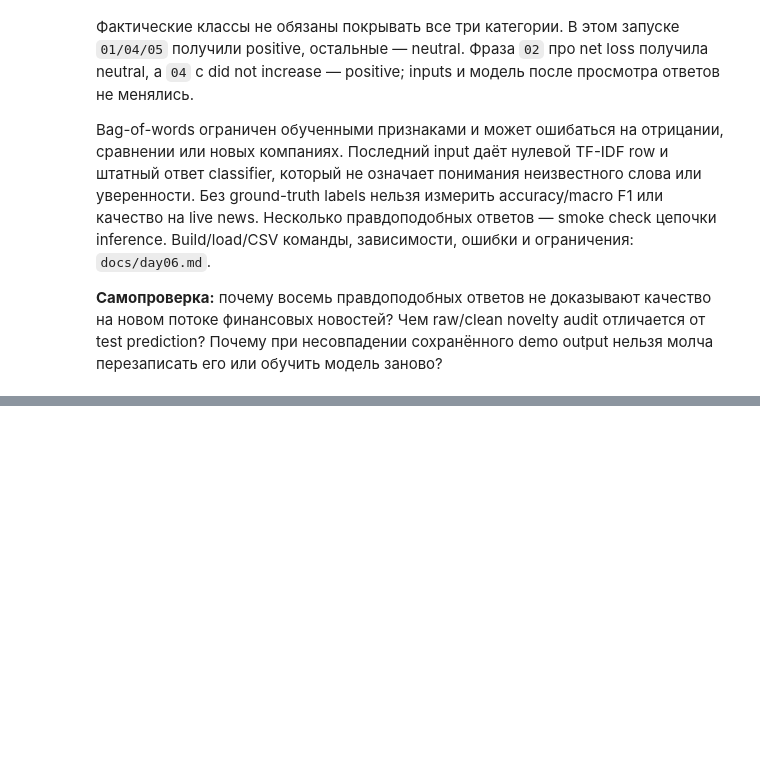
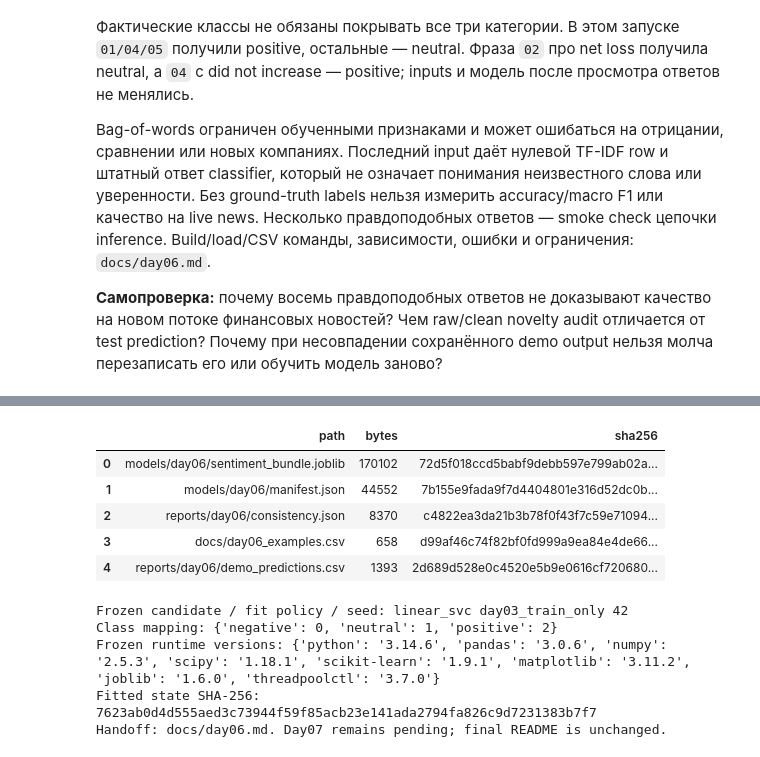
Before and after one commit to HomeboyMakkri/Text-classification, a Jupyter notebook: notebooks/day06_inference.ipynb, the cells around one changed output, grey strips where cells are left out. Saved outputs shown, nothing was run; the diff lists cells and outputs as text; code cells hidden in the pictures; blank space fills up the shorter version.

Commit message:
docs: complete Day06 acceptance and Day07 handoff

```diff
--- a/notebooks/day06_inference.ipynb
+++ b/notebooks/day06_inference.ipynb
@@ -569,0 +578,28 @@ Bag-of-words ограничен обученными признаками и м
+# %%
+import json
+
+accepted_bundle: InferenceBundle = load_bundle(bundle_path)
+assert accepted_bundle.metadata == built_bundle.metadata
+assert accepted_bundle.metadata.contract == reference.contract
+accepted_manifest = json.loads(bundle_path.with_name(MANIFEST_NAME).read_text(encoding="utf-8"))
+assert accepted_manifest["bundle_sha256"] == hashlib.sha256(bundle_path.read_bytes()).hexdigest()
+assert accepted_manifest["state_sha256"] == consistency_report["state_before_sha256"]
+assert accepted_manifest["state_sha256"] == consistency_report["state_after_sha256"]
+assert accepted_manifest["state_sha256"] == standalone_evidence["state_sha256"]
+for checked_checksums in (consistency_report["input_checksums"], consistency_report["source_checksums"]):
+    for checked_path, checked_sha256 in checked_checksums.items():
+        assert hashlib.sha256((ROOT / checked_path).read_bytes()).hexdigest() == checked_sha256
+assert accepted_bundle.metadata.validation_replay == "exact_match"
+assert parity["status"] == "exact_match" and standalone_evidence["status"] == "passed"
+assert len(demo_predictions) == len(demo_output) == len(demo_inputs)
+
+acceptance_evidence = pd.DataFrame([
+    {"criterion": "Saved model + vectorizer / checked load", "evidence": "fitted tfidf → clf, manifest/state/hash checks"},
+    {"criterion": "Working raw-text inference", "evidence": "D6-04: batch/single/duplicates/OOV/invalid input"},
+    {"criterion": "New inputs without training", "evidence": "D6-07: 8 inputs, API/CLI parity, saved CSV repeat"},
+    {"criterion": "Shared preprocessing", "evidence": f"minimal-v1; {parity['n_train']} train + {parity['n_validation']} validation raw/clean pairs"},
+    {"criterion": "Documented I/O", "evidence": "docs/day06.md: build/load/API/CSV/errors/reuse/runtime"},
+    {"criterion": "Consistency / independent process", "evidence": "553 aligned predictions; parent/child state and predictions agree"},
+])
+display(acceptance_evidence)
+print("Verified existing artifact and report checksums; no new fit or held-out test evaluation.")
@@ -569,0 +615,27 @@ Bag-of-words ограничен обученными признаками и м
+# %%
+handoff_paths = [
+    bundle_path, bundle_path.with_name(MANIFEST_NAME), consistency_run.report_path,
+    demo_input_path, demo_output_path,
+]
+display(pd.DataFrame([
+    {"path": path.relative_to(ROOT).as_posix(), "bytes": path.stat().st_size,
+     "sha256": hashlib.sha256(path.read_bytes()).hexdigest()}
+    for path in handoff_paths
+]))
+print("Frozen candidate / fit policy / seed:", contract.candidate_id, contract.fit_policy, contract.random_state)
+print("Class mapping:", contract.label_mapping)
+print("Frozen runtime versions:", contract.runtime_versions)
+print("Fitted state SHA-256:", accepted_manifest["state_sha256"])
+print("Handoff: docs/day06.md. Day07 remains pending; final README is unchanged.")
+# %% [output]
+|  | path | bytes | sha256 |
+| 0 | models/day06/sentiment_bundle.joblib | 170102 | 72d5f018ccd5babf9debb597e799ab02a... |
+| 1 | models/day06/manifest.json | 44552 | 7b155e9fada9f7d4404801e316d52dc0b... |
+| 2 | reports/day06/consistency.json | 8370 | c4822ea3da21b3b78f0f43f7c59e71094... |
+| 3 | docs/day06_examples.csv | 658 | d99af46c74f82bf0fd999a9ea84e4de66... |
+| 4 | reports/day06/demo_predictions.csv | 1393 | 2d689d528e0c4520e5b9e0616cf720680... |
+Frozen candidate / fit policy / seed: linear_svc day03_train_only 42
+Class mapping: {'negative': 0, 'neutral': 1, 'positive': 2}
+Frozen runtime versions: {'python': '3.14.6', 'pandas': '3.0.6', 'numpy': '2.5.3', 'scipy': '1.18.1', 'scikit-learn': '1.9.1', 'matplotlib': '3.11.2', 'joblib': '1.6.0', 'threadpoolctl': '3.7.0'}
+Fitted state SHA-256: 7623ab0d4d555aed3c73944f59f85acb23e141ada2794fa826c9d7231383b7f7
+Handoff: docs/day06.md. Day07 remains pending; final README is unchanged.
```
Also changed, not shown: parts of 4 cells of this notebook, 3 other files.
